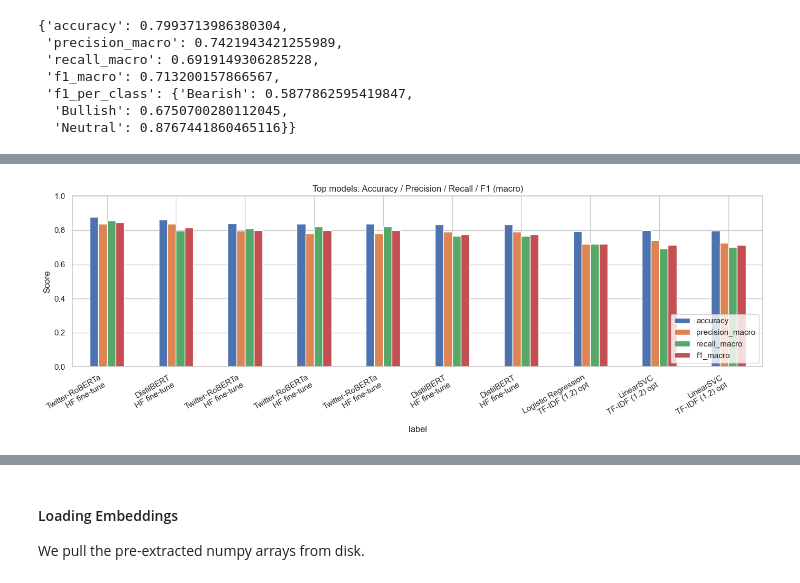
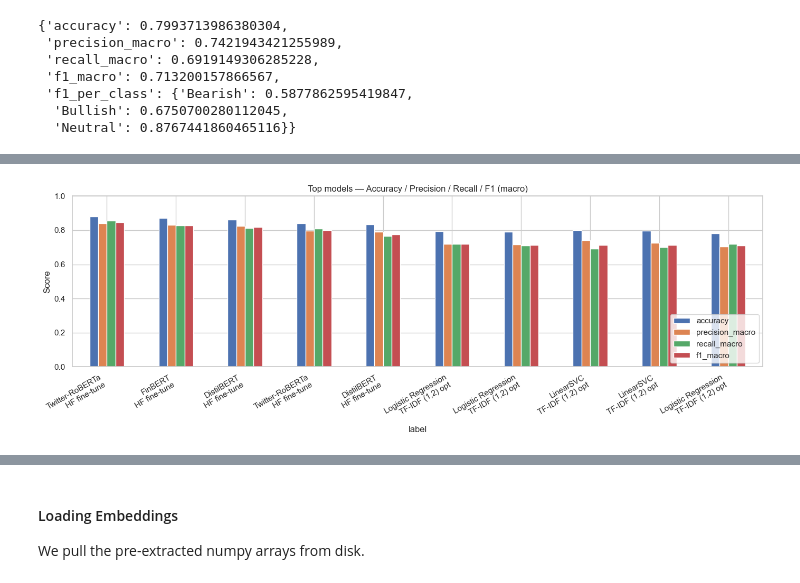
Before and after one commit to GoncaloBento/text-mining-tweet-classification, a Jupyter notebook: notebooks/tm_tests_31.ipynb, the cells around one changed output, grey strips where cells are left out. Saved outputs shown, nothing was run; the diff lists cells and outputs as text; code cells hidden in the pictures.

```diff
--- a/notebooks/tm_tests_31.ipynb
+++ b/notebooks/tm_tests_31.ipynb
@@ -2766,9 +2037,11 @@ With all models trained and logged, we load the leaderboard from `outputs/result
 # %%
 results = pd.read_csv(RESULTS_CSV_PATH)
 metric_cols = ["accuracy", "precision_macro", "recall_macro", "f1_macro"]
-board = (results.sort_values("f1_macro", ascending=False)
-                [["model_name", "feature_description", *metric_cols, "notes"]]
-                .reset_index(drop=True))
+board = (results
+         .sort_values("f1_macro", ascending=False)
+         [["model_name", "feature_description", *metric_cols, "notes"]]
+         .drop_duplicates(subset=["model_name", "feature_description", *metric_cols])
+         .reset_index(drop=True))
 board.head(20)
 # %% [output]
 |  | model_name | feature_description | accuracy | precision_macro | recall_macro | f1_macro | notes |
@@ -2791,11 +2064,11 @@ board.head(20)
 # %%
 # Visual comparison of the top models by the four required metrics.
 top = board.head(10).copy()
 top["label"] = top["model_name"] + "\n" + top["feature_description"].str.slice(0, 22)
 ax = top.set_index("label")[metric_cols].plot(kind="bar", figsize=(14, 5))
-ax.set_title("Top models: Accuracy / Precision / Recall / F1 (macro)")
+ax.set_title("Top models — Accuracy / Precision / Recall / F1 (macro)")
 ax.set_ylabel("Score"); ax.set_ylim(0, 1)
 ax.legend(loc="lower right"); plt.xticks(rotation=30, ha="right")
 plt.tight_layout(); plt.show()
 # %% [output]
-[figure, old version]
+[figure, new version]
```
Also changed, not shown: parts of 136 cells of this notebook, 7 other files.
